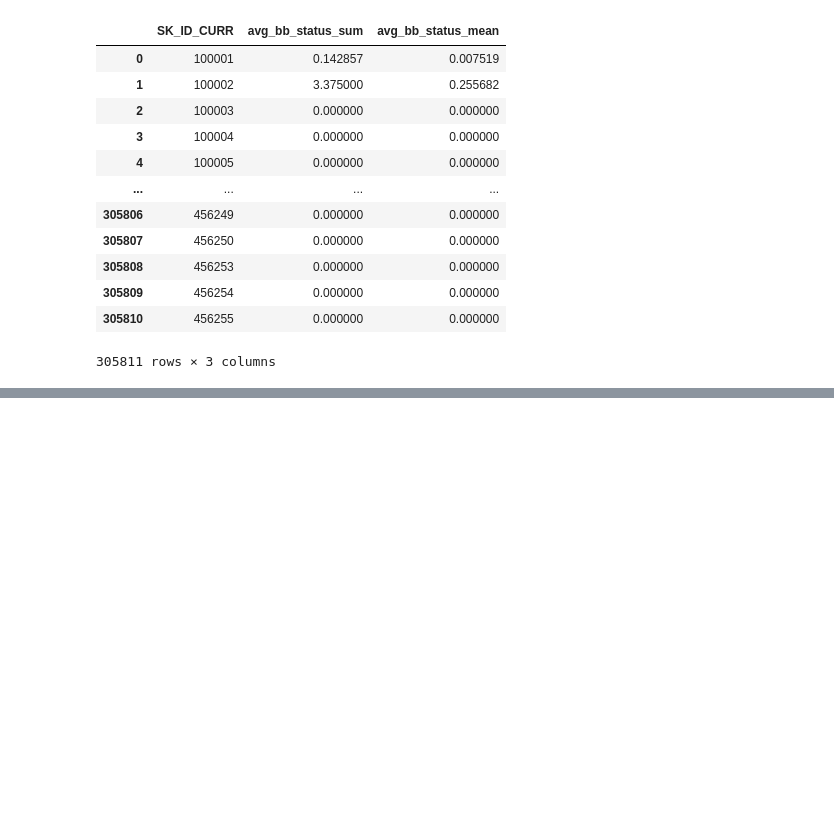
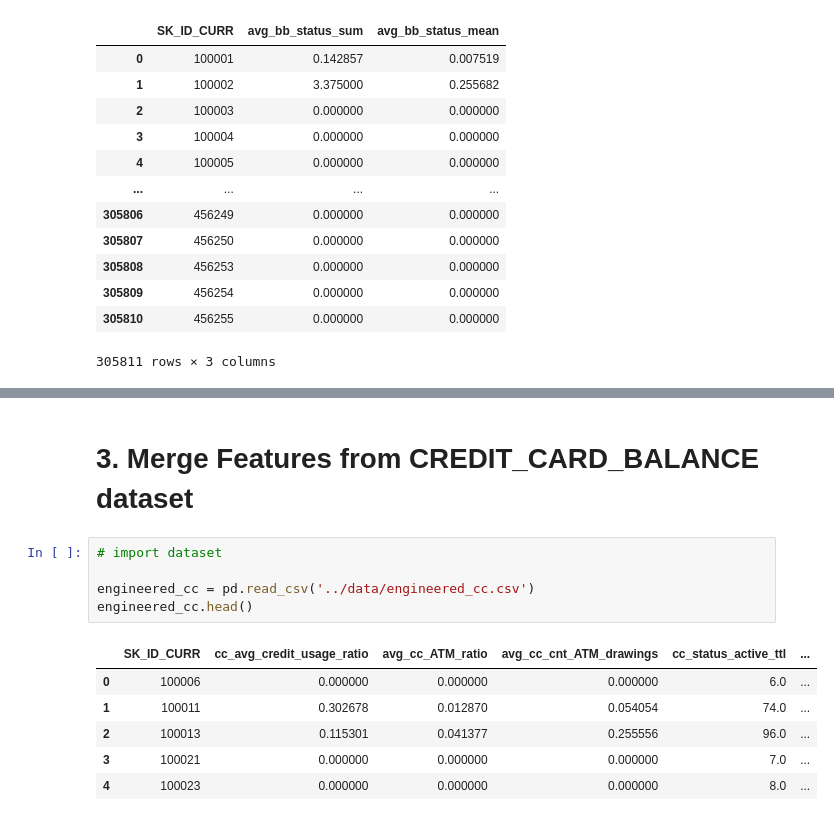
Before and after one commit to annahanslc/home-credit-default-risk-project, a Jupyter notebook: Project drafts/Merge_features.ipynb, the cells around one changed output, grey strips where cells are left out. Saved outputs shown, nothing was run; the diff lists cells and outputs as text; blank space fills up the shorter version.

```diff
--- a/Project drafts/Merge_features.ipynb
+++ b/Project drafts/Merge_features.ipynb
@@ -111,3 +111,17 @@ merged_train
 | 307509 | 456254 | 1 | Cash loans | F | N | Y | 0 | ... |
 | 307510 | 456255 | 0 | Cash loans | F | N | N | 0 | ... |
 307511 rows × 143 columns
+# %% [markdown]
+# 3. Merge Features from CREDIT_CARD_BALANCE dataset
+# %%
+# import dataset
+
+engineered_cc = pd.read_csv('../data/engineered_cc.csv')
+engineered_cc.head()
+# %% [output]
+|  | SK_ID_CURR | cc_avg_credit_usage_ratio | avg_cc_ATM_ratio | avg_cc_cnt_ATM_drawings | cc_status_active_ttl | ... |
+| 0 | 100006 | 0.000000 | 0.000000 | 0.000000 | 6.0 | ... |
+| 1 | 100011 | 0.302678 | 0.012870 | 0.054054 | 74.0 | ... |
+| 2 | 100013 | 0.115301 | 0.041377 | 0.255556 | 96.0 | ... |
+| 3 | 100021 | 0.000000 | 0.000000 | 0.000000 | 7.0 | ... |
+| 4 | 100023 | 0.000000 | 0.000000 | 0.000000 | 8.0 | ... |
```
Also changed, not shown: parts of 10 cells of this notebook, 2 other files.
